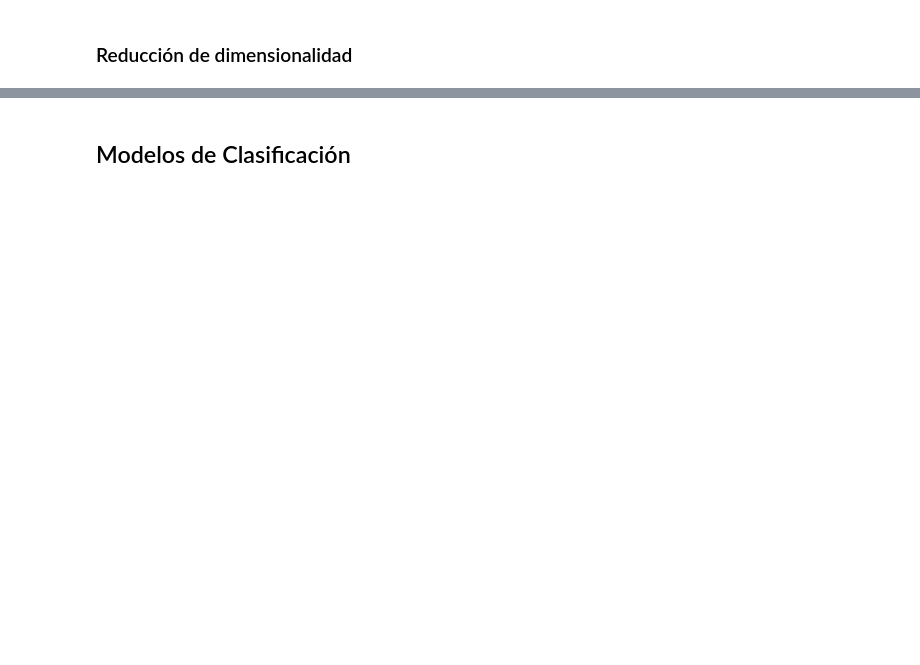
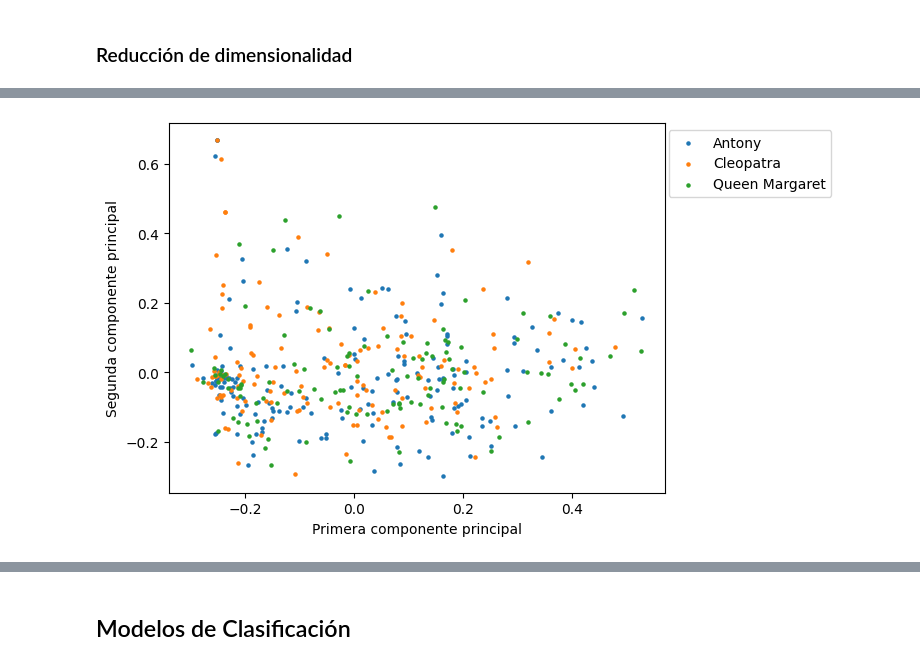
Before and after one commit to nanosellafaja/IntroCD, a Jupyter notebook: intro-cd/Tarea_2/shakespeare_tarea_2.ipynb, the cells around one changed output, grey strips where cells are left out. Drawn from its saved outputs; the diff is of its cells as text; code cells hidden in the pictures; blank space fills up the shorter version.

```diff
--- a/intro-cd/Tarea_2/shakespeare_tarea_2.ipynb
+++ b/intro-cd/Tarea_2/shakespeare_tarea_2.ipynb
@@ -124,0 +159,3 @@ X_train_tf
+# %%
+count_vect_english_12 = CountVectorizer(stop_words='english', ngram_range=(1,2))
+X_train_counts_english_12 = count_vect_english_12.fit_transform(X_train)
@@ -126,0 +215,11 @@ X_train_tf
+# %%
+for character in np.unique(y_train):
+    mask_train = y_train == character
+    plt.scatter(X_train_red_false_none_11[mask_train, 0], X_train_red_false_none_11[mask_train, 1], s = 5, label=character)
+
+plt.xlabel('Primera componente principal')
+plt.ylabel('Segunda componente principal')
+plt.legend(loc='upper right', bbox_to_anchor=(1.35, 1))
+plt.show()
+# %% [output]
+[figure, added]
```
Also changed, not shown: parts of 39 cells of this notebook, 11 other files.
